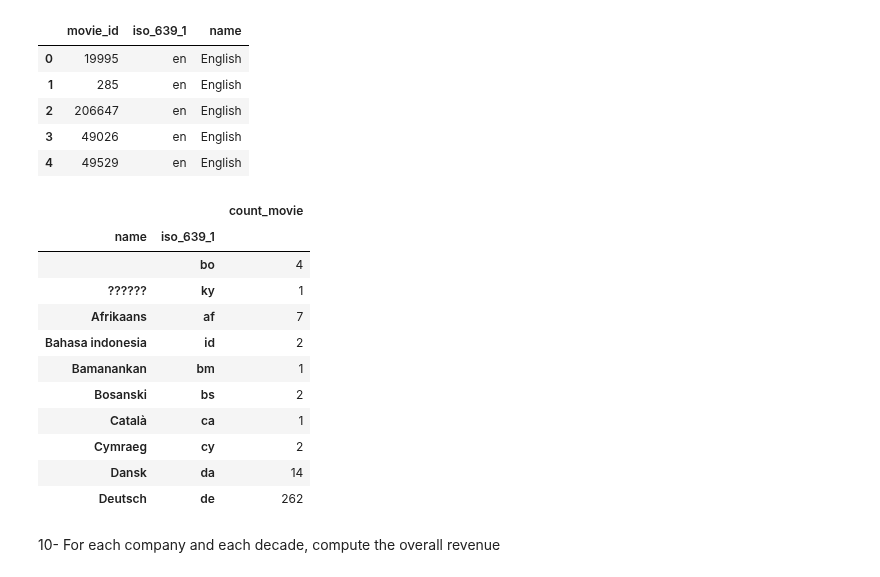
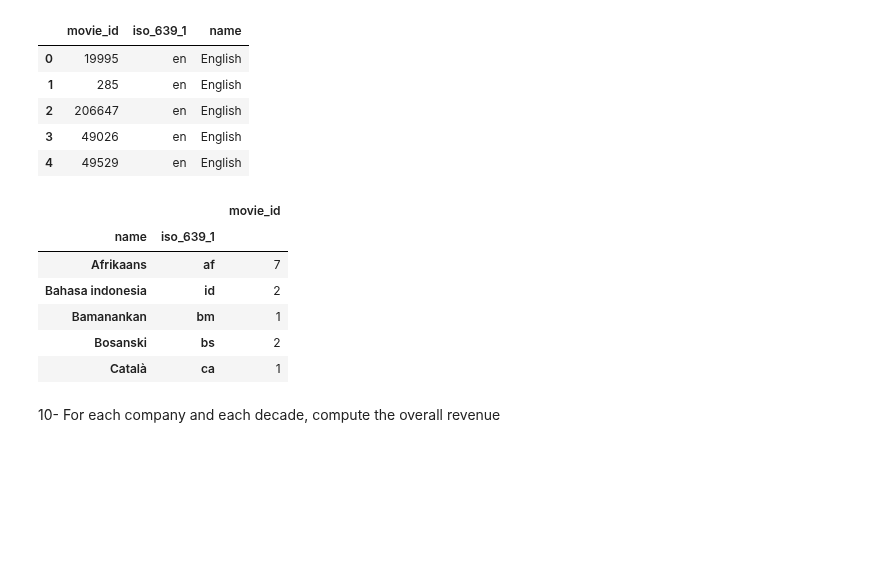
Before and after one commit to silviasantamaria/computerscience, a Jupyter notebook: Project+.ipynb, the cells around one changed output. Saved outputs shown, nothing was run; the diff lists cells and outputs as text; code cells hidden in the pictures; blank space fills up the shorter version.

```diff
--- a/Project+.ipynb
+++ b/Project+.ipynb
@@ -47,12 +47,3 @@ len(nohomepage.index)
 3091
 # %% [markdown]
 3- For each year, how many movies do not have a homepage?
-# %%
-def extract_year(date):
-    if (pd.isnull(date)):
-        return(np.nan)
-    else:
-        data = datetime.datetime.strptime(date, "%Y-%m-%d")
-        return(data.year)
-movies['years'] = movies['release_date'].apply(extract_year)
-movies.head(2)
@@ -63,0 +50,3 @@ movies.head(2)
+# %%
+movies['year']= pd.to_datetime(movies['release_date'],format="%Y-%m-%d").dt.year
+movies.head(2)
@@ -459,21 +453,18 @@ df2.head()
 | 3 | 49026 | en | English |
 | 4 | 49529 | en | English |
 # %%
-lang= df2[['movie_id', 'name', 'iso_639_1']].groupby(['name', 'iso_639_1']).count()
-lang.rename(index=str, columns={'movie_id': 'count_movie'}).head(10)
+lang= df2.groupby(['name', 'iso_639_1']).count()
+lang.rename(index=str, columns={'movie_id': 'count_movie'})
+lang= lang.iloc[2:] #vengono tolte le prime due righe del dataset, non classificabili in nessuna lingua
+lang.head()
 # %% [output]
-|  |  | count_movie |
+|  |  | movie_id |
 | name | iso_639_1 |  |
-|  | bo | 4 |
-| ?????? | ky | 1 |
 | Afrikaans | af | 7 |
 | Bahasa indonesia | id | 2 |
 | Bamanankan | bm | 1 |
 | Bosanski | bs | 2 |
 | Català | ca | 1 |
-| Cymraeg | cy | 2 |
-| Dansk | da | 14 |
-| Deutsch | de | 262 |
 # %% [markdown]
 10- For each company and each decade, compute the overall revenue
 # %%
```
Also changed, not shown: parts of 6 cells of this notebook.
